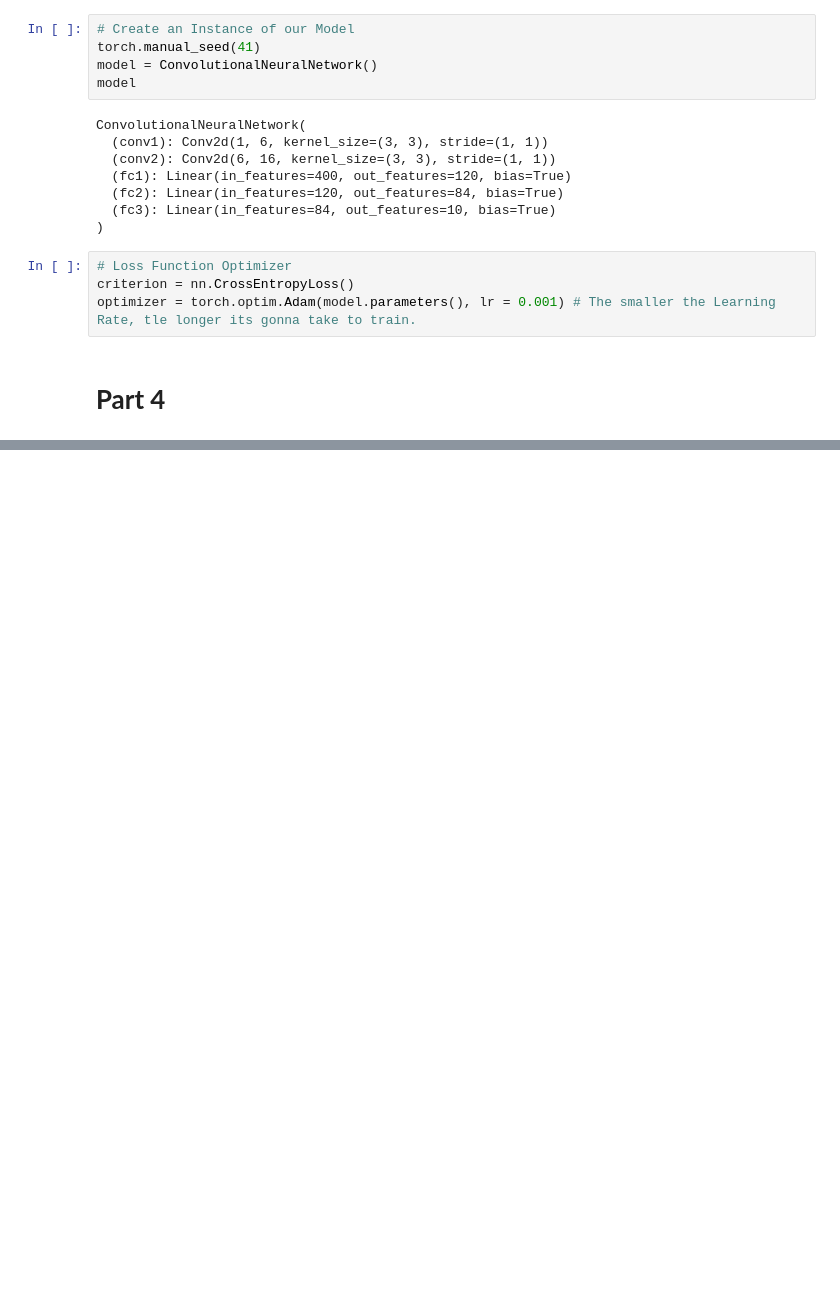
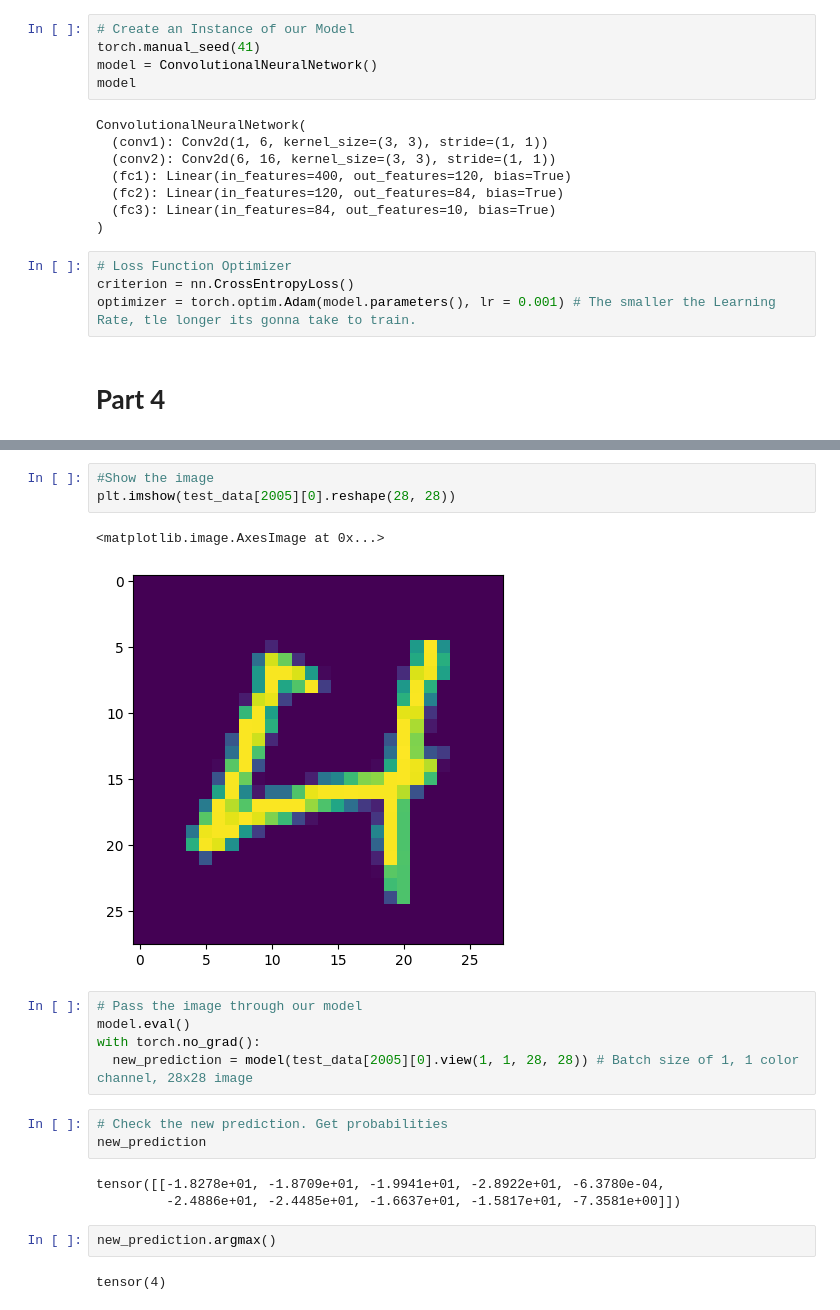
Before and after one commit to Yamurlak1465/LearningAI, a Jupyter notebook: ConvolutionalNeuralNetwork.ipynb, the cells around one changed output, grey strips where cells are left out. Saved outputs shown, nothing was run; the diff lists cells and outputs as text; blank space fills up the shorter version.

```diff
--- a/ConvolutionalNeuralNetwork.ipynb
+++ b/ConvolutionalNeuralNetwork.ipynb
@@ -215,0 +332,21 @@ RuntimeError: shape '[-1, 100000]' is invalid for input of size 4000
+# %%
+#Show the image
+plt.imshow(test_data[2005][0].reshape(28, 28))
+# %% [output]
+<matplotlib.image.AxesImage at 0x...>
+[figure, added]
+# %%
+# Pass the image through our model
+model.eval()
+with torch.no_grad():
+  new_prediction = model(test_data[2005][0].view(1, 1, 28, 28)) # Batch size of 1, 1 color channel, 28x28 image
+# %%
+# Check the new prediction. Get probabilities
+new_prediction
+# %% [output]
+tensor([[-1.8278e+01, -1.8709e+01, -1.9941e+01, -2.8922e+01, -6.3780e-04,
+         -2.4886e+01, -2.4485e+01, -1.6637e+01, -1.5817e+01, -7.3581e+00]])
+# %%
+new_prediction.argmax()
+# %% [output]
+tensor(4)
```
Also changed, not shown: parts of 12 cells of this notebook.
